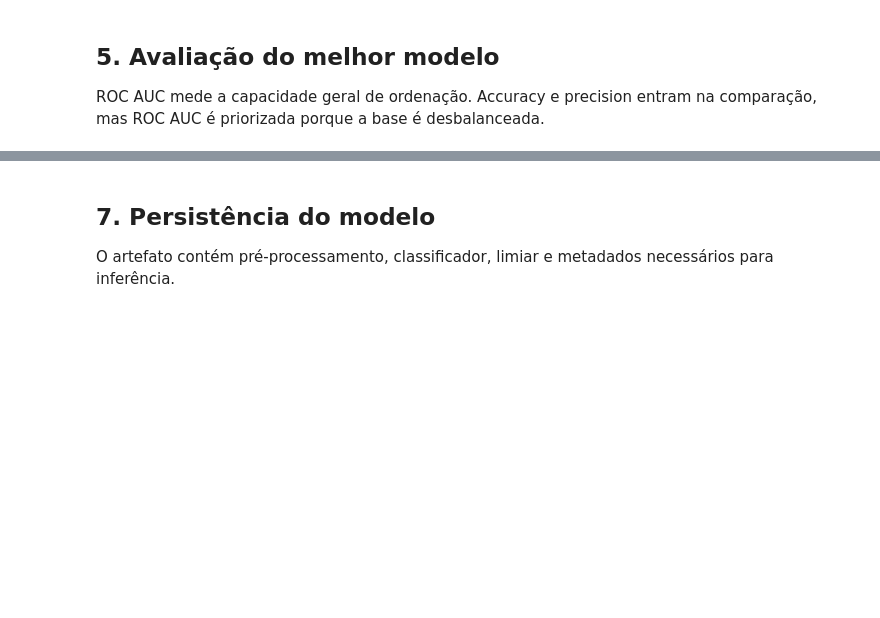
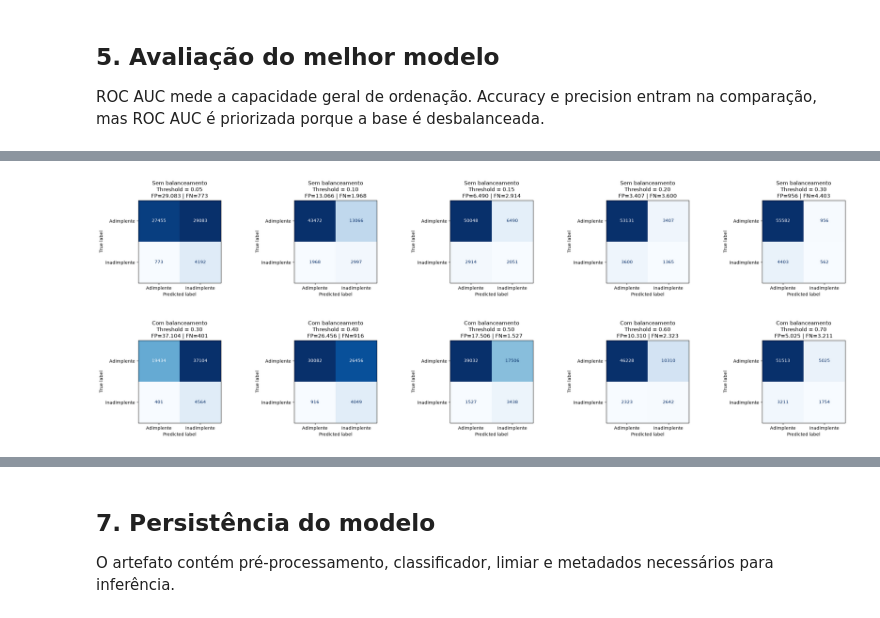
Before and after one commit to romuloarrivabene/ProjetoFinalPosFIA, a Jupyter notebook: data-platform/DataPipeline/model_training_abt.ipynb, the cells around one changed output, grey strips where cells are left out. Drawn from its saved outputs; the diff is of its cells as text; code cells hidden in the pictures; blank space fills up the shorter version.

```diff
--- a/data-platform/DataPipeline/model_training_abt.ipynb
+++ b/data-platform/DataPipeline/model_training_abt.ipynb
@@ -255,0 +579,20 @@ plt.show()
+# %%
+thresholds_sem_balanceamento = [0.05, 0.10, 0.15, 0.20, 0.30]
+
+plot_confusion_by_thresholds(
+    y_test,
+    balance_probabilities["sem_balanceamento"],
+    "Sem balanceamento",
+    thresholds_sem_balanceamento
+)
+
+thresholds_com_balanceamento = [0.30, 0.40, 0.50, 0.60, 0.70]
+plot_confusion_by_thresholds(
+    y_test,
+    balance_probabilities["com_balanceamento"],
+    "Com balanceamento",
+    thresholds_com_balanceamento
+)
+# %% [output]
+[figure, added]
+[figure, added]
```
Also changed, not shown: parts of 39 cells of this notebook, 5 other files.
